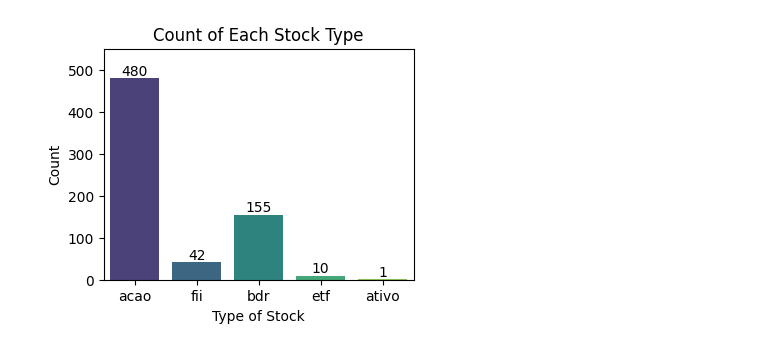
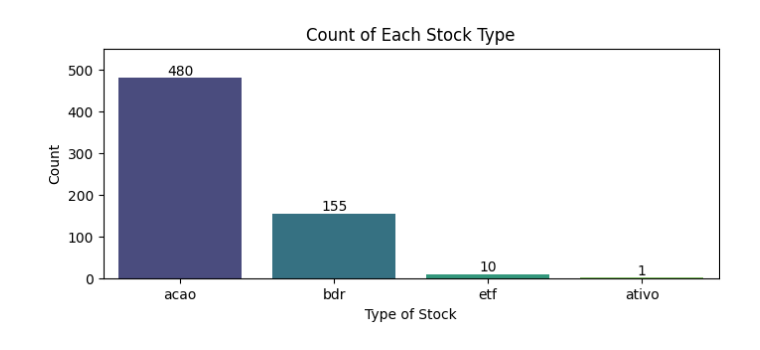
Before and after one commit to eng-robsonsampaio/scrape_stock_market, a Jupyter notebook: scrape_selenium.ipynb, the cells around one changed output. Saved outputs shown, nothing was run; the diff lists cells and outputs as text; code cells hidden in the pictures.

```diff
--- a/scrape_selenium.ipynb
+++ b/scrape_selenium.ipynb
@@ -87,18 +88,18 @@ df_stocks.head()
 # %%
 import matplotlib.pyplot as plt
 import seaborn as sns
 
 # Criar um gráfico de barras usando seaborn
-fig = plt.figure(figsize=(4, 3))
-ax = sns.countplot(x='type', data=df_stocks, palette='viridis')
+fig = plt.figure(figsize=(8, 3))
+ax = sns.countplot(x='type', data=df_stocks[df_stocks['type']!='fii'], palette='viridis')
 plt.xlabel('Type of Stock')
 plt.ylabel('Count')
 plt.title('Count of Each Stock Type')
 plt.ylim(top=550)
 # Adicionar a quantidade acima de cada barra
 for p in ax.patches:
     ax.annotate(f'{int(p.get_height())}', (p.get_x() + p.get_width() / 2., p.get_height()),
                 ha='center', va='center', xytext=(0, 5), textcoords='offset points')
 # %% [output]
-[figure, old version]
+[figure, new version]
 # %%
```
Also changed, not shown: parts of 18 cells of this notebook, 1 other file.
